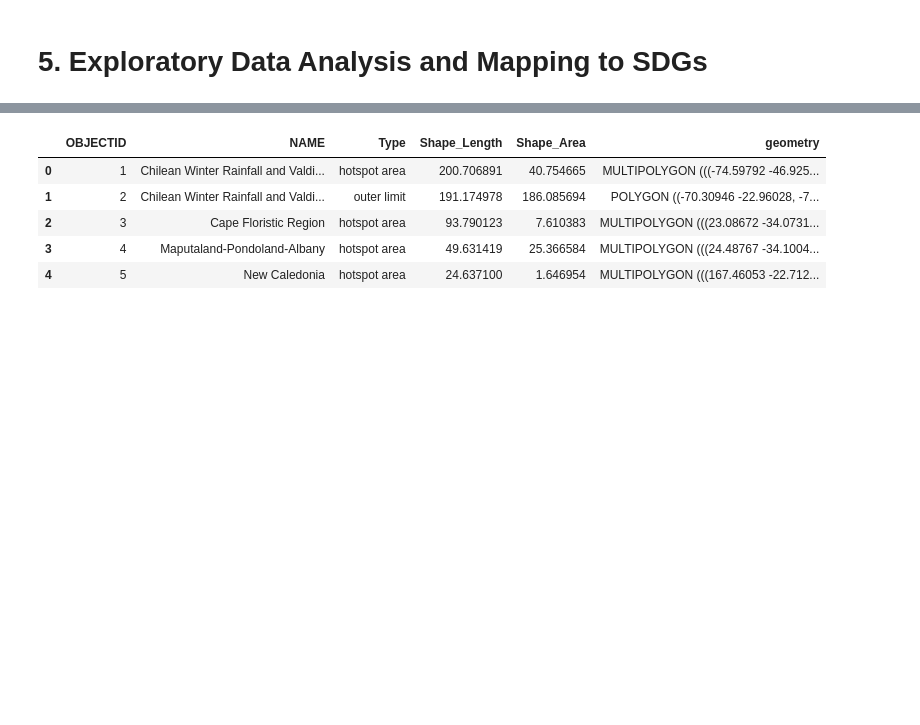
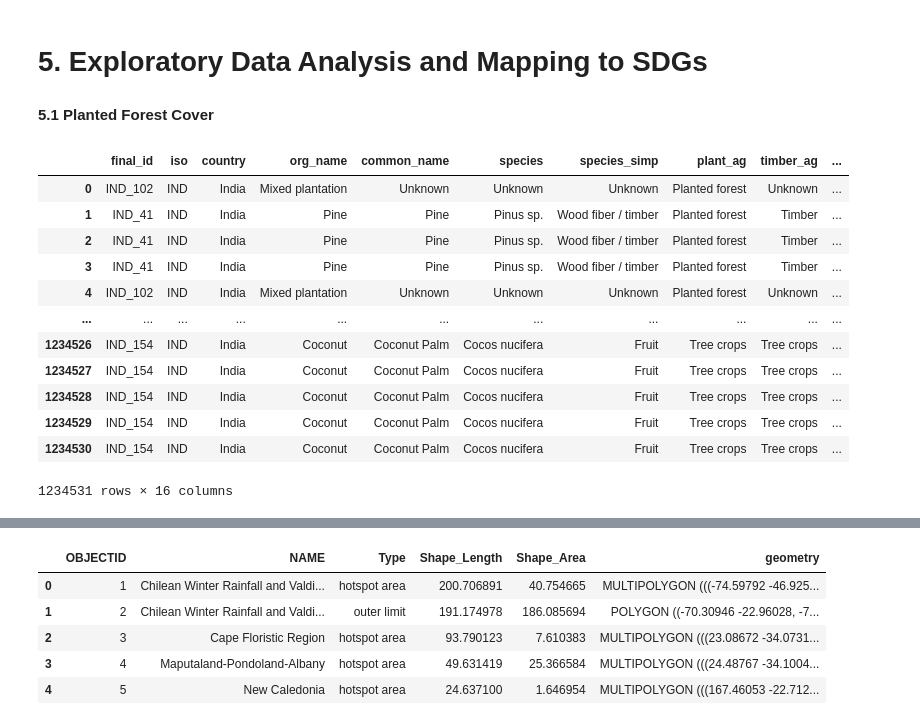
Before and after one commit to moja-global/Land_Sector_Datasets, a Jupyter notebook: Land_Sector_Data_Analysis/outreachy_ritugothwal_task_2/ritugothwal_SDG_mapping_task_2.ipynb, the cells around one changed output, grey strips where cells are left out. Saved outputs shown, nothing was run; the diff lists cells and outputs as text; code cells hidden in the pictures; blank space fills up the shorter version.

```diff
--- a/Land_Sector_Data_Analysis/outreachy_ritugothwal_task_2/ritugothwal_SDG_mapping_task_2.ipynb
+++ b/Land_Sector_Data_Analysis/outreachy_ritugothwal_task_2/ritugothwal_SDG_mapping_task_2.ipynb
@@ -140,3 +138,25 @@ state_dfs = [hima_state_df, aruna_state_df, JK_df,uttra_df,sikki_df,assam_df,UP_
 all_states_df = pd.concat(state_dfs)
 # %% [markdown]
 # 5. Exploratory Data Analysis and Mapping to SDGs
+# %% [markdown]
+**5.1 Planted Forest Cover**
+# %%
+## Loading the planted forest data
+planted_forest = (r"/content/drive/MyDrive/Outreachy_datasets/LandSectorDatasets/World_datasets/LandCover/Forest/Planted_Forests_SDPT/IND_India_SDPT.json")
+# Read json file into a dataframe
+ind_forest_df = gpd.read_file(planted_forest)
+ind_forest_df
+# %% [output]
+|  | final_id | iso | country | org_name | common_name | species | species_simp | plant_ag | timber_ag | ... |
+| 0 | IND_102 | IND | India | Mixed plantation | Unknown | Unknown | Unknown | Planted forest | Unknown | ... |
+| 1 | IND_41 | IND | India | Pine | Pine | Pinus sp. | Wood fiber / timber | Planted forest | Timber | ... |
+| 2 | IND_41 | IND | India | Pine | Pine | Pinus sp. | Wood fiber / timber | Planted forest | Timber | ... |
+| 3 | IND_41 | IND | India | Pine | Pine | Pinus sp. | Wood fiber / timber | Planted forest | Timber | ... |
+| 4 | IND_102 | IND | India | Mixed plantation | Unknown | Unknown | Unknown | Planted forest | Unknown | ... |
+| ... | ... | ... | ... | ... | ... | ... | ... | ... | ... | ... |
+| 1234526 | IND_154 | IND | India | Coconut | Coconut Palm | Cocos nucifera | Fruit | Tree crops | Tree crops | ... |
+| 1234527 | IND_154 | IND | India | Coconut | Coconut Palm | Cocos nucifera | Fruit | Tree crops | Tree crops | ... |
+| 1234528 | IND_154 | IND | India | Coconut | Coconut Palm | Cocos nucifera | Fruit | Tree crops | Tree crops | ... |
+| 1234529 | IND_154 | IND | India | Coconut | Coconut Palm | Cocos nucifera | Fruit | Tree crops | Tree crops | ... |
+| 1234530 | IND_154 | IND | India | Coconut | Coconut Palm | Cocos nucifera | Fruit | Tree crops | Tree crops | ... |
+1234531 rows × 16 columns
```
Also changed, not shown: parts of 20 cells of this notebook.
